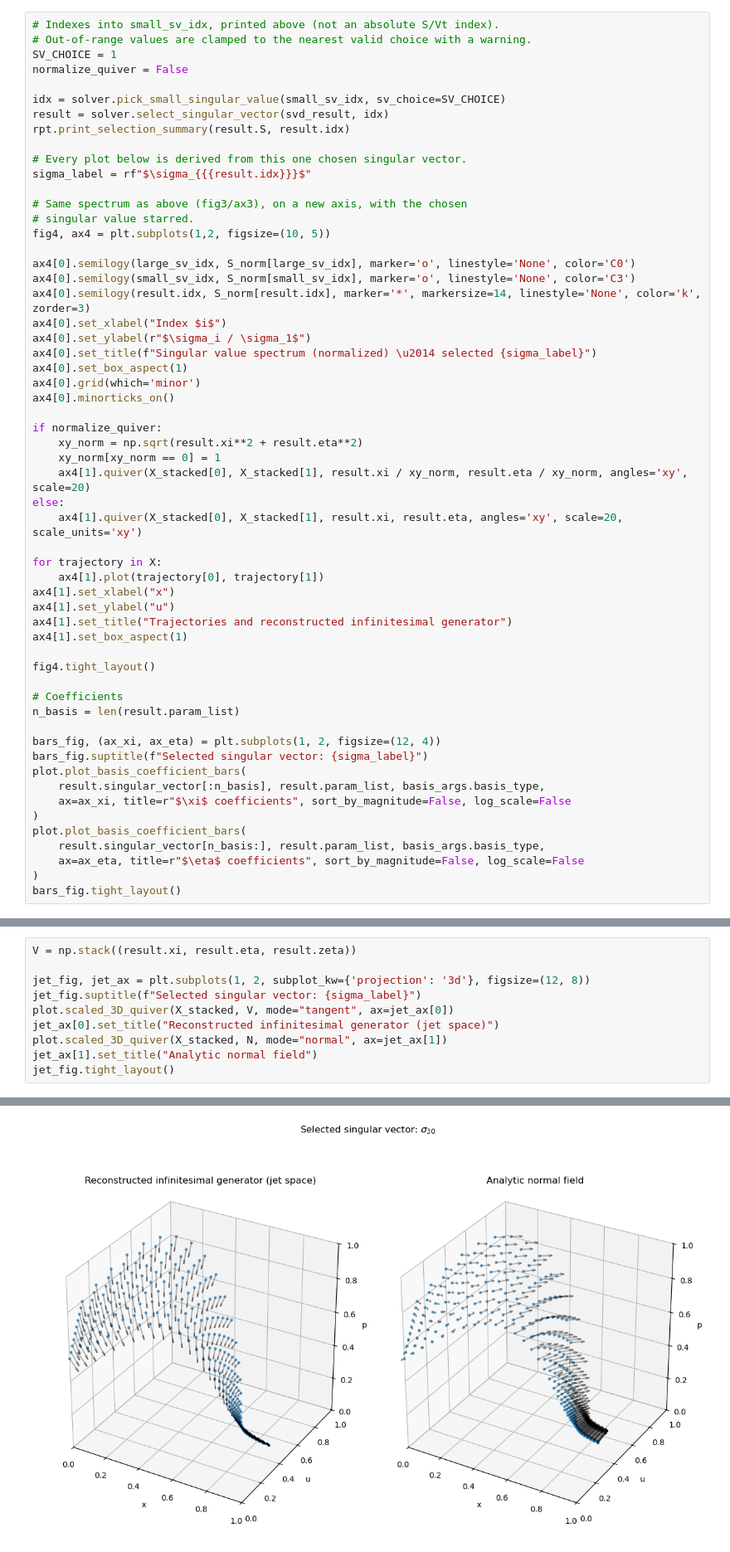
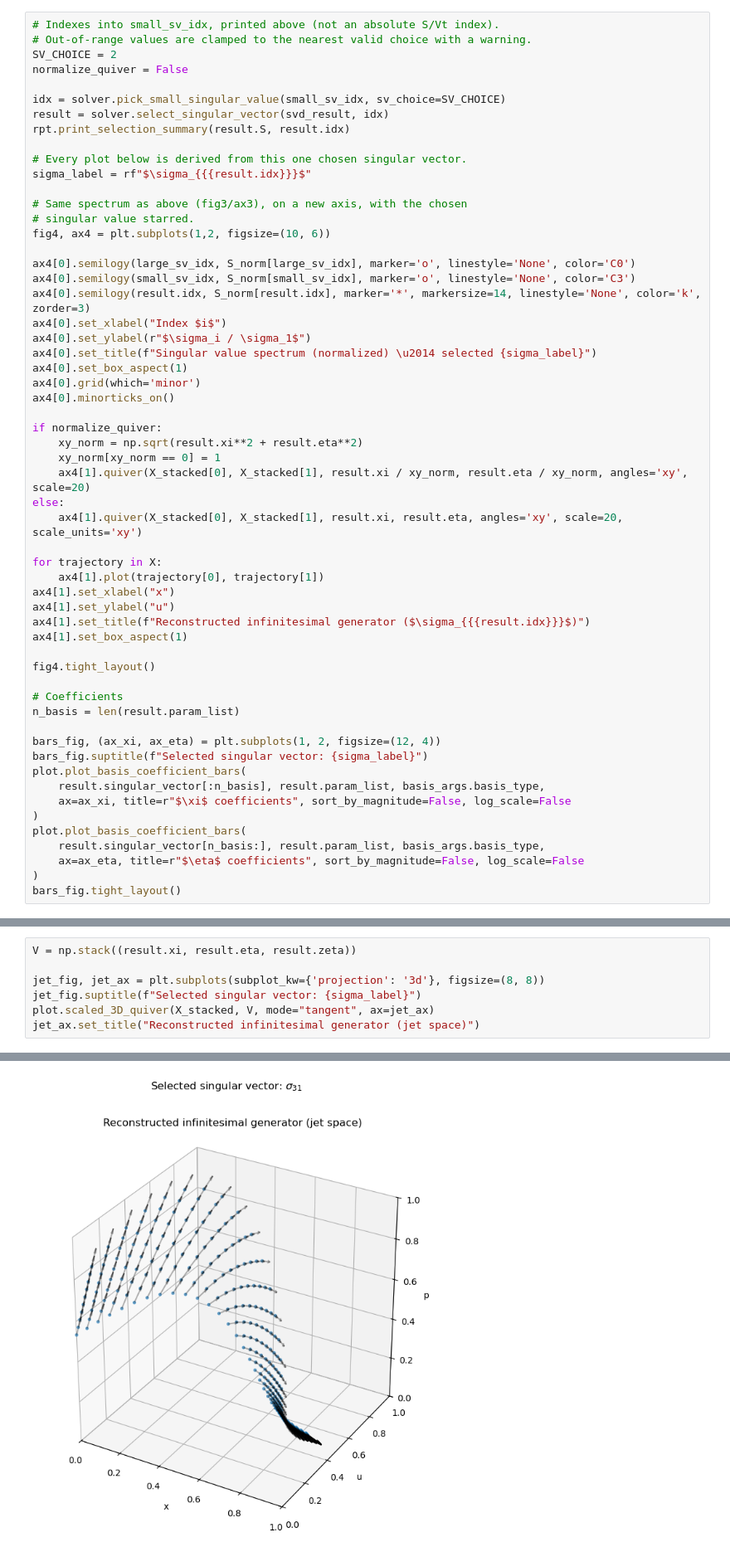
Before and after one commit to rros22/symmetry-detection, a Jupyter notebook: notebooks/ode_symmetry_explorer.ipynb, the cells around one changed output, grey strips where cells are left out. Shown at 83% size. Drawn from its saved outputs; the diff is of its cells as text.

Commit message:
Figure refactoring

```diff
--- a/notebooks/ode_symmetry_explorer.ipynb
+++ b/notebooks/ode_symmetry_explorer.ipynb
@@ -169,7 +186,7 @@ estimated null space above has dimension > 1.
 # %%
 # Indexes into small_sv_idx, printed above (not an absolute S/Vt index).
 # Out-of-range values are clamped to the nearest valid choice with a warning.
-SV_CHOICE = 1
+SV_CHOICE = 2
 normalize_quiver = False
 
 idx = solver.pick_small_singular_value(small_sv_idx, sv_choice=SV_CHOICE)
@@ -181,7 +198,7 @@ sigma_label = rf"$\sigma_{{{result.idx}}}$"
 
 # Same spectrum as above (fig3/ax3), on a new axis, with the chosen
 # singular value starred.
-fig4, ax4 = plt.subplots(1,2, figsize=(10, 5))
+fig4, ax4 = plt.subplots(1,2, figsize=(10, 6))
 
 ax4[0].semilogy(large_sv_idx, S_norm[large_sv_idx], marker='o', linestyle='None', color='C0')
 ax4[0].semilogy(small_sv_idx, S_norm[small_sv_idx], marker='o', linestyle='None', color='C3')
@@ -204,7 +221,7 @@ for trajectory in X:
     ax4[1].plot(trajectory[0], trajectory[1])
 ax4[1].set_xlabel("x")
 ax4[1].set_ylabel("u")
-ax4[1].set_title("Trajectories and reconstructed infinitesimal generator")
+ax4[1].set_title(f"Reconstructed infinitesimal generator ($\sigma_{{{result.idx}}}$)")
 ax4[1].set_box_aspect(1)
 
 fig4.tight_layout()
@@ -232,11 +249,8 @@ Selected singular value: sigma_30 = 7.025e-11 (out of 32)
 # %%
 V = np.stack((result.xi, result.eta, result.zeta))
 
-jet_fig, jet_ax = plt.subplots(1, 2, subplot_kw={'projection': '3d'}, figsize=(12, 8))
+jet_fig, jet_ax = plt.subplots(subplot_kw={'projection': '3d'}, figsize=(8, 8))
 jet_fig.suptitle(f"Selected singular vector: {sigma_label}")
-plot.scaled_3D_quiver(X_stacked, V, mode="tangent", ax=jet_ax[0])
-jet_ax[0].set_title("Reconstructed infinitesimal generator (jet space)")
-plot.scaled_3D_quiver(X_stacked, N, mode="normal", ax=jet_ax[1])
-jet_ax[1].set_title("Analytic normal field")
-jet_fig.tight_layout()
+plot.scaled_3D_quiver(X_stacked, V, mode="tangent", ax=jet_ax)
+jet_ax.set_title("Reconstructed infinitesimal generator (jet space)")
 # %% [output]
@@ -243 +258 @@ jet_fig.tight_layout()
-[figure, old version]
+[figure, new version]
```
Also changed, not shown: parts of 8 cells of this notebook.
